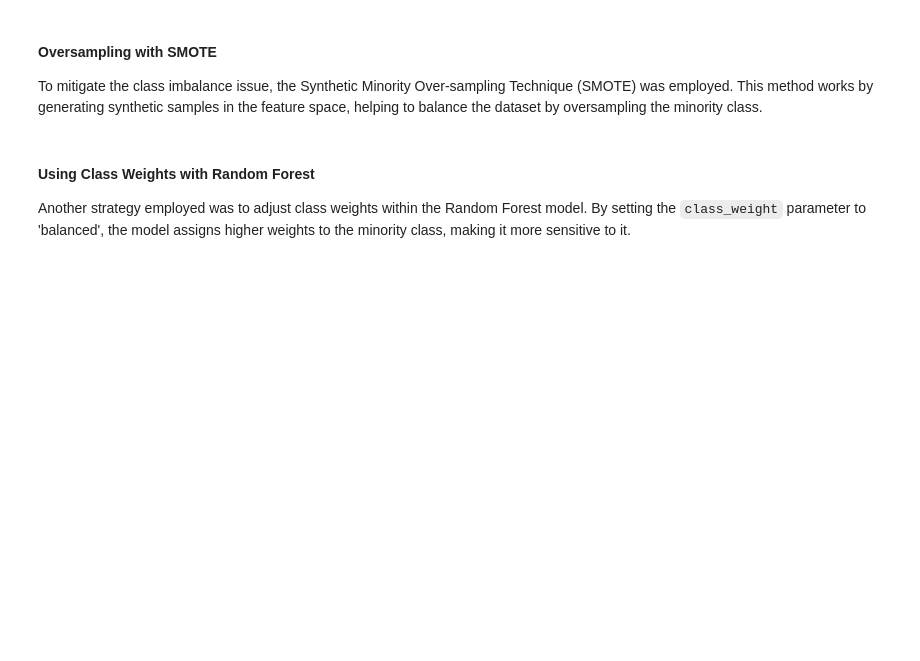
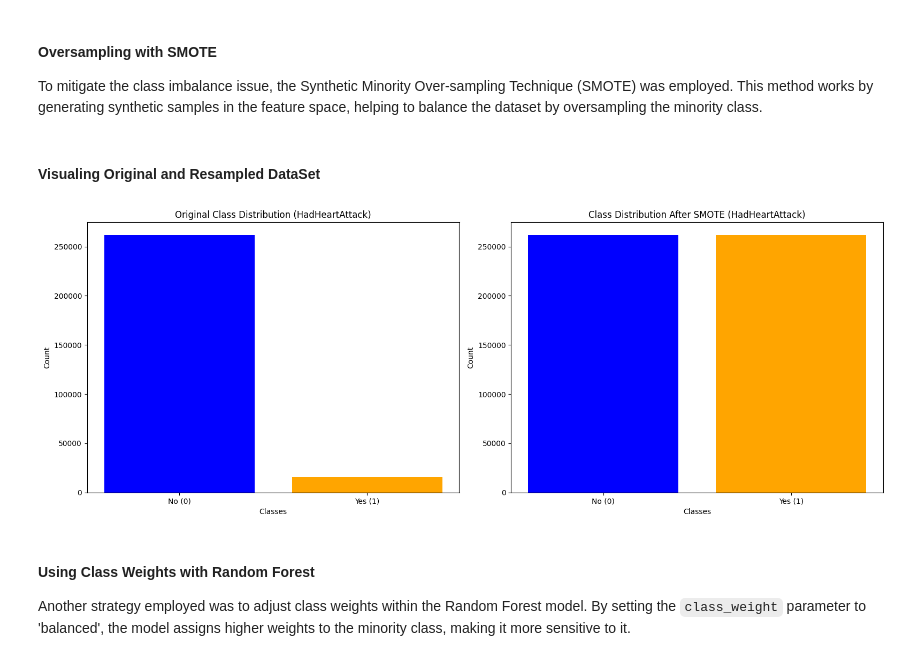
Before and after one commit to rajkumarshahu/AI-Colab, a Jupyter notebook: AI_Project.ipynb, the cells around one changed output. Drawn from its saved outputs; the diff is of its cells as text; code cells hidden in the pictures; blank space fills up the shorter version.

```diff
--- a/AI_Project.ipynb
+++ b/AI_Project.ipynb
@@ -435,6 +426,38 @@ To mitigate the class imbalance issue, the Synthetic Minority Over-sampling Tech
 # %%
 smote = SMOTE(random_state=42)
 X_resampled, y_resampled = smote.fit_resample(X_train, y_train)
+# %% [markdown]
+#### Visualing Original and Resampled DataSet
+# %%
+# Counting the instances of each class in the original and resampled data
+original_counts = np.bincount(y_train)
+resampled_counts = np.bincount(y_resampled)
+
+# Adjusting the counts in case of class imbalance
+# This is to ensure both arrays have the same length in case one class is missing in the original data
+max_length = max(len(original_counts), len(resampled_counts))
+original_counts = np.pad(original_counts, (0, max_length - len(original_counts)), 'constant')
+resampled_counts = np.pad(resampled_counts, (0, max_length - len(resampled_counts)), 'constant')
+
+# Creating the bar charts
+fig, ax = plt.subplots(1, 2, figsize=(16, 6))
+
+# Original Data
+ax[0].bar(['No (0)', 'Yes (1)'], original_counts, color=['blue', 'orange'])
+ax[0].set_title('Original Class Distribution (HadHeartAttack)')
+ax[0].set_ylabel('Count')
+ax[0].set_xlabel('Classes')
+
+# Resampled Data
+ax[1].bar(['No (0)', 'Yes (1)'], resampled_counts, color=['blue', 'orange'])
+ax[1].set_title('Class Distribution After SMOTE (HadHeartAttack)')
+ax[1].set_ylabel('Count')
+ax[1].set_xlabel('Classes')
+
+plt.tight_layout()
+plt.show()
+# %% [output]
+[figure, added]
 # %% [markdown]
 #### Using Class Weights with Random Forest
 Another strategy employed was to adjust class weights within the Random Forest model. By setting the `class_weight` parameter to 'balanced', the model assigns higher weights to the minority class, making it more sensitive to it.
```
Also changed, not shown: parts of 47 cells of this notebook.
